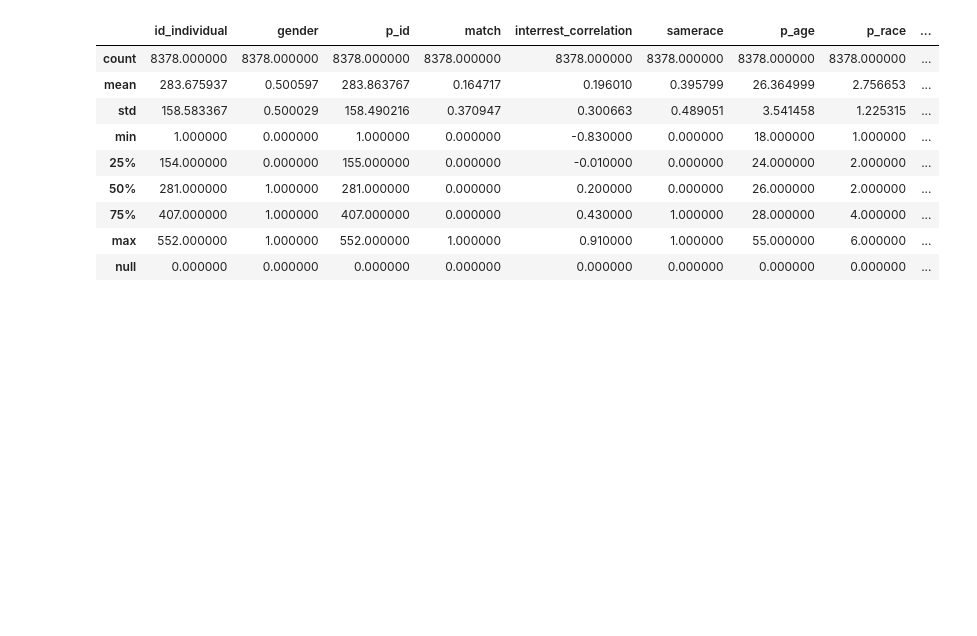
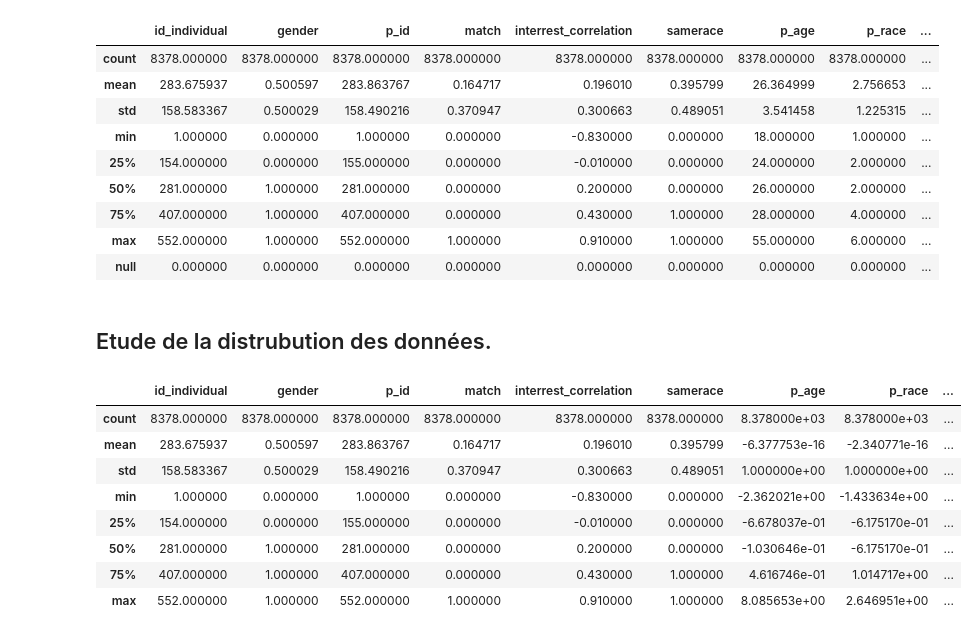
Before and after one commit to B-Manitas/Speed-Dating, a Jupyter notebook: notebook/pre_processing.ipynb, the cells around one changed output. Saved outputs shown, nothing was run; the diff lists cells and outputs as text; code cells hidden in the pictures; blank space fills up the shorter version.

```diff
--- a/notebook/pre_processing.ipynb
+++ b/notebook/pre_processing.ipynb
@@ -162,3 +145,5 @@ stat
 | 75% | 407.000000 | 1.000000 | 407.000000 | 0.000000 | 0.430000 | 1.000000 | 28.000000 | 4.000000 | ... |
 | max | 552.000000 | 1.000000 | 552.000000 | 1.000000 | 0.910000 | 1.000000 | 55.000000 | 6.000000 | ... |
 | null | 0.000000 | 0.000000 | 0.000000 | 0.000000 | 0.000000 | 0.000000 | 0.000000 | 0.000000 | ... |
+# %% [markdown]
+## Etude de la distrubution des données.
@@ -164,0 +163,12 @@ stat
+# %%
+DATASET.describe()
+# %% [output]
+|  | id_individual | gender | p_id | match | interrest_correlation | samerace | p_age | p_race | ... |
+| count | 8378.000000 | 8378.000000 | 8378.000000 | 8378.000000 | 8378.000000 | 8378.000000 | 8.378000e+03 | 8.378000e+03 | ... |
+| mean | 283.675937 | 0.500597 | 283.863767 | 0.164717 | 0.196010 | 0.395799 | -6.377753e-16 | -2.340771e-16 | ... |
+| std | 158.583367 | 0.500029 | 158.490216 | 0.370947 | 0.300663 | 0.489051 | 1.000000e+00 | 1.000000e+00 | ... |
+| min | 1.000000 | 0.000000 | 1.000000 | 0.000000 | -0.830000 | 0.000000 | -2.362021e+00 | -1.433634e+00 | ... |
+| 25% | 154.000000 | 0.000000 | 155.000000 | 0.000000 | -0.010000 | 0.000000 | -6.678037e-01 | -6.175170e-01 | ... |
+| 50% | 281.000000 | 1.000000 | 281.000000 | 0.000000 | 0.200000 | 0.000000 | -1.030646e-01 | -6.175170e-01 | ... |
+| 75% | 407.000000 | 1.000000 | 407.000000 | 0.000000 | 0.430000 | 1.000000 | 4.616746e-01 | 1.014717e+00 | ... |
+| max | 552.000000 | 1.000000 | 552.000000 | 1.000000 | 0.910000 | 1.000000 | 8.085653e+00 | 2.646951e+00 | ... |
```
Also changed, not shown: parts of 5 cells of this notebook, 1 other file.
